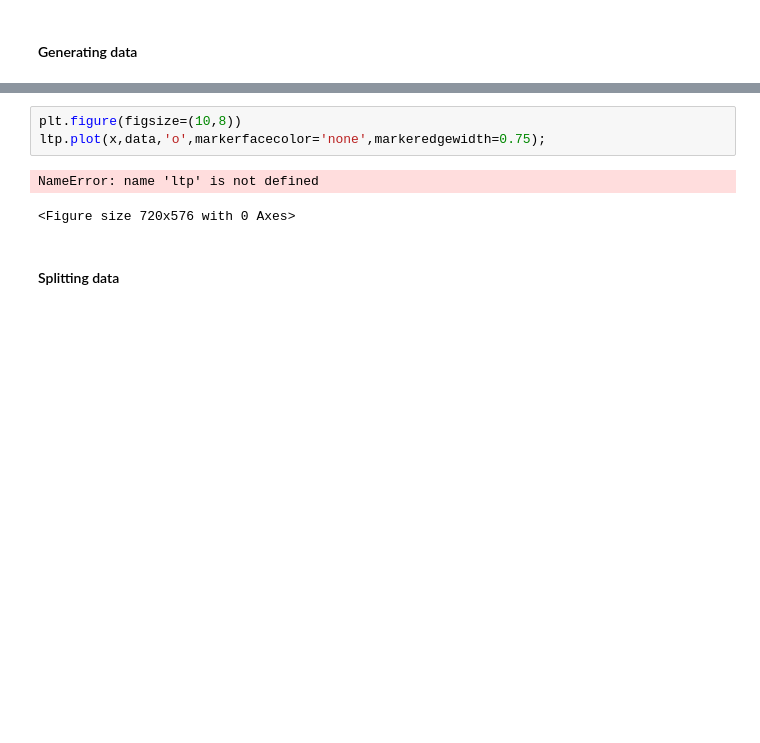
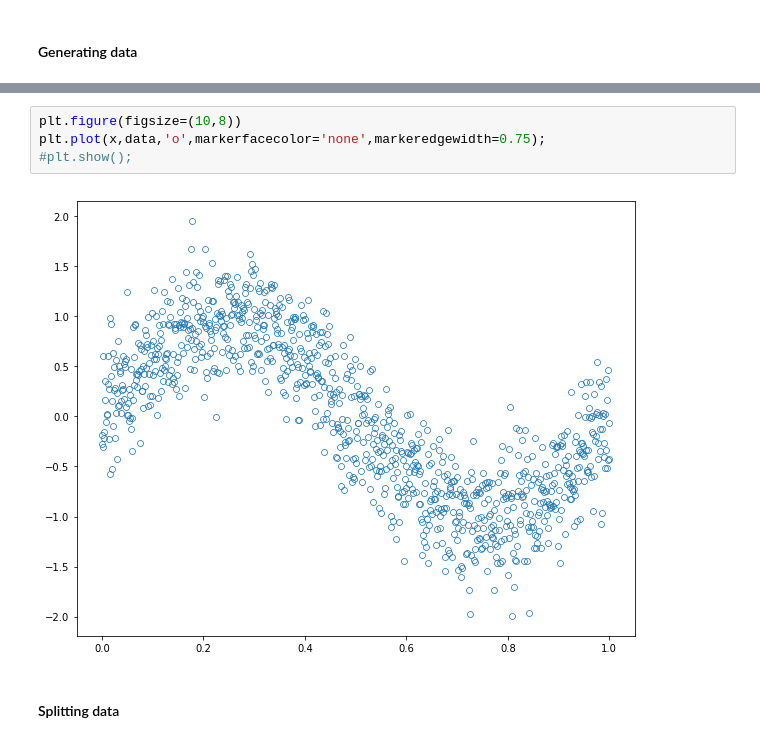
Before and after one commit to filipepfarias/Intro_to_GP, a Jupyter notebook: bayesian_linear_regression/re-visited_curve_fitting.ipynb, the cells around one changed output, grey strips where cells are left out. Saved outputs shown, nothing was run; the diff lists cells and outputs as text; blank space fills up the shorter version.

```diff
--- a/bayesian_linear_regression/re-visited_curve_fitting.ipynb
+++ b/bayesian_linear_regression/re-visited_curve_fitting.ipynb
@@ -21,9 +15,9 @@ dataframe.T
 # %%
 plt.figure(figsize=(10,8))
-ltp.plot(x,data,'o',markerfacecolor='none',markeredgewidth=0.75);
+plt.plot(x,data,'o',markerfacecolor='none',markeredgewidth=0.75);
+#plt.show();
 # %% [output]
-NameError: name 'ltp' is not defined
-<Figure size 720x576 with 0 Axes>
+[figure, added]
 # %% [markdown]
 #### Splitting data
 # %%
```
Also changed, not shown: parts of 7 cells of this notebook.
